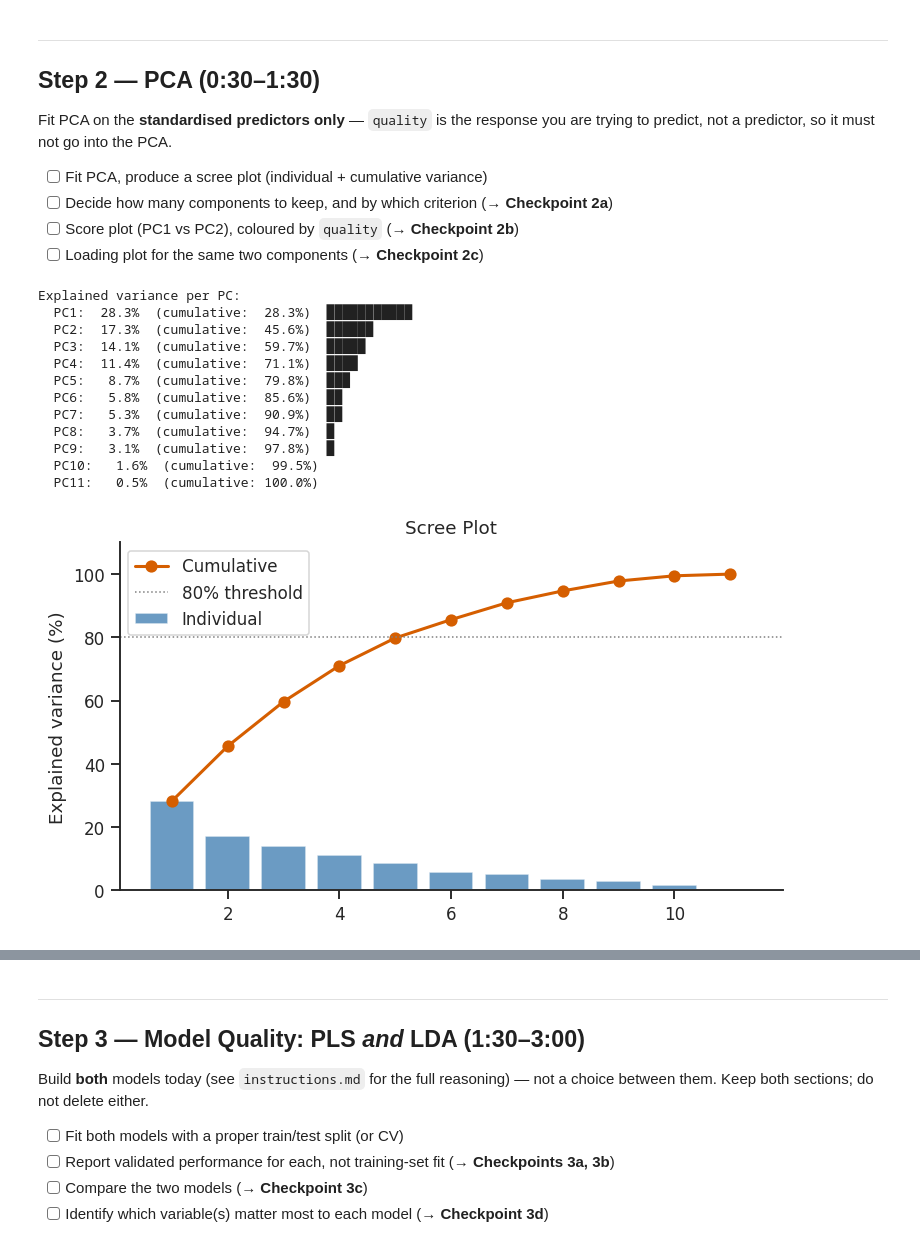
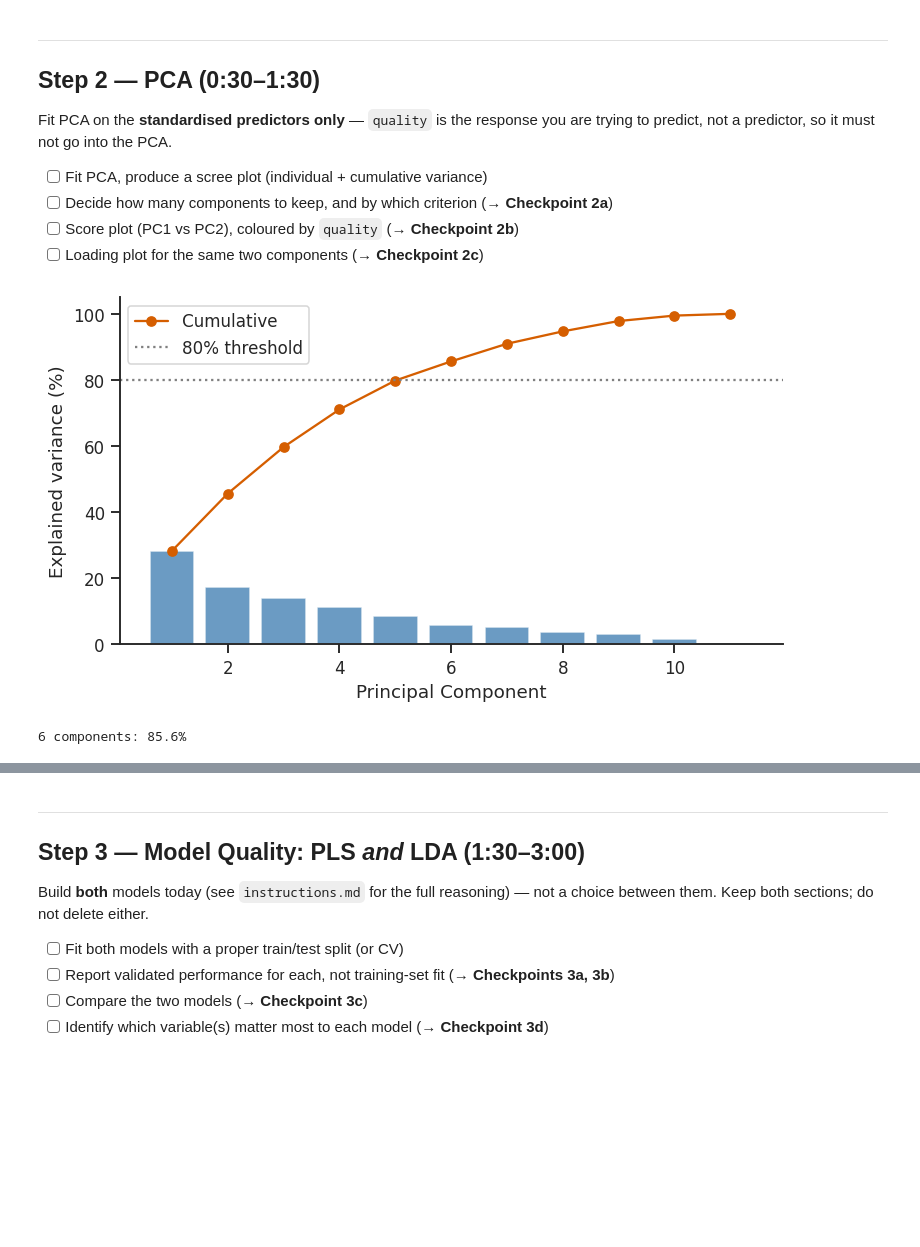
Before and after one commit to emilahlgren/1kb570_2026, a Jupyter notebook: Labs/02_modelling_wine_quality/starter_notebook.ipynb, the cells around one changed output, grey strips where cells are left out. Drawn from its saved outputs; the diff is of its cells as text; code cells hidden in the pictures; blank space fills up the shorter version.

```diff
--- a/Labs/02_modelling_wine_quality/starter_notebook.ipynb
+++ b/Labs/02_modelling_wine_quality/starter_notebook.ipynb
@@ -160,40 +185,28 @@ scores = pca.fit_transform(X_scaled)
 # %%
 # TODO: scree plot -- individual explained variance (bars) and
 # cumulative explained variance (line), same style as the course notebooks
-explained = pca.explained_variance_ratio_
-cumulative = np.cumsum(explained)
-
-print('Explained variance per PC:')
-for i, (ev, cum) in enumerate(zip(explained, cumulative), 1):
-    bar = '█' * int(ev * 40)
-    print(f'  PC{i}: {ev*100:5.1f}%  (cumulative: {cum*100:5.1f}%)  {bar}')
 
 fig, ax = plt.subplots(figsize=(7, 4))
-ax.bar(range(1, len(explained)+1), explained*100, color='steelblue', alpha=0.8, label='Individual')
-ax.plot(range(1, len(explained)+1), cumulative*100, 'ro-', lw=2, ms=7, label='Cumulative')
-ax.axhline(80, color='gray', ls=':', lw=1, label='80% threshold')
-ax.set_xlabel('')
+
+ax.bar(range(1, len(explained)+1), explained*100,
+       color='steelblue', alpha=0.8)
+ax.plot(range(1, len(explained)+1), cumulative*100,
+        'ro-', label='Cumulative')
+ax.axhline(80, color='gray', ls=':', label='80% threshold')
+
+ax.set_xlabel('Principal Component')
 ax.set_ylabel('Explained variance (%)')
-ax.set_title('Scree Plot')
 ax.legend()
-ax.set_ylim(0, 110)
 sns.despine(ax=ax)
 plt.tight_layout()
 plt.show()
+
+# Number of components needed for 80%
+n_keep = np.argmax(cumulative >= 0.80) + 1
+print(f'{n_keep} components: {cumulative[n_keep-1]*100:.1f}%')
 # %% [output]
+[figure, new version]
-Explained variance per PC:
-  PC1:  28.3%  (cumulative:  28.3%)  ███████████
-  PC2:  17.3%  (cumulative:  45.6%)  ██████
-  PC3:  14.1%  (cumulative:  59.7%)  █████
-  PC4:  11.4%  (cumulative:  71.1%)  ████
-  PC5:   8.7%  (cumulative:  79.8%)  ███
-  PC6:   5.8%  (cumulative:  85.6%)  ██
-  PC7:   5.3%  (cumulative:  90.9%)  ██
-  PC8:   3.7%  (cumulative:  94.7%)  █
-  PC9:   3.1%  (cumulative:  97.8%)  █
-  PC10:   1.6%  (cumulative:  99.5%)
-  PC11:   0.5%  (cumulative: 100.0%)
+6 components: 85.6%
-[figure, old version]
 # %%
 # TODO: score plot -- PC1 vs PC2, colour the points by `quality`
 # (a continuous colourmap, e.g. cmap='viridis', works well for an ordinal 0-10 score)
```
Also changed, not shown: parts of 26 cells of this notebook.
